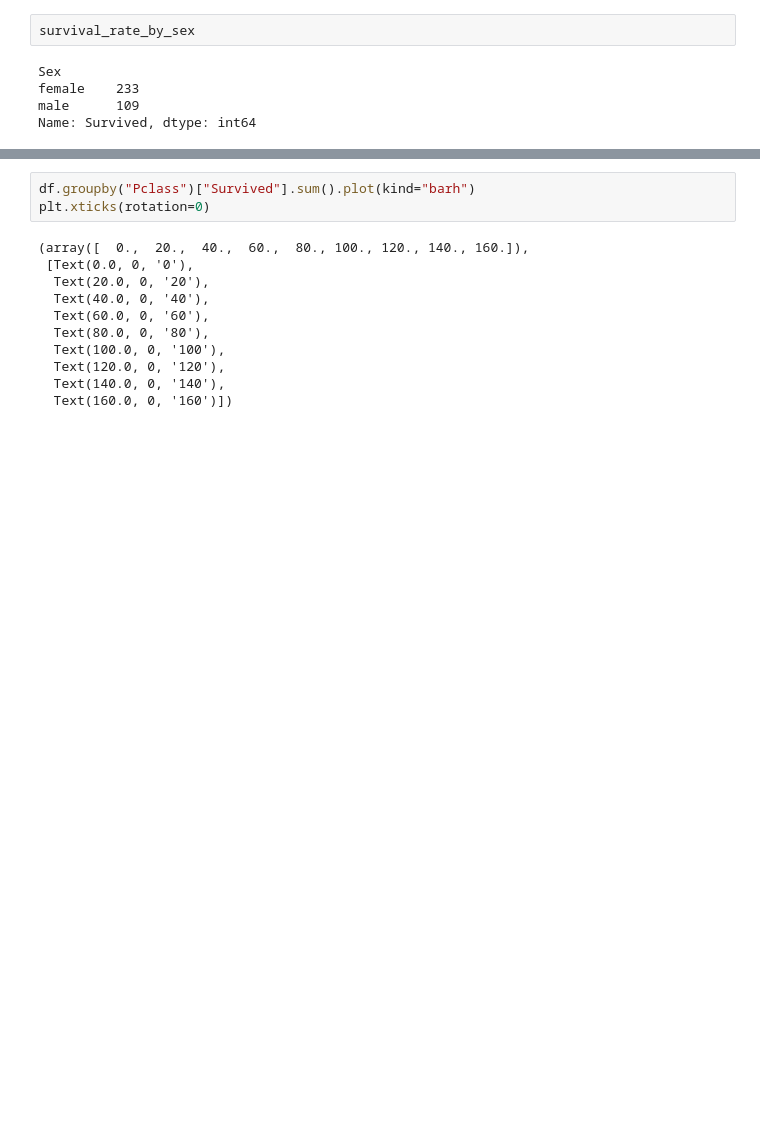
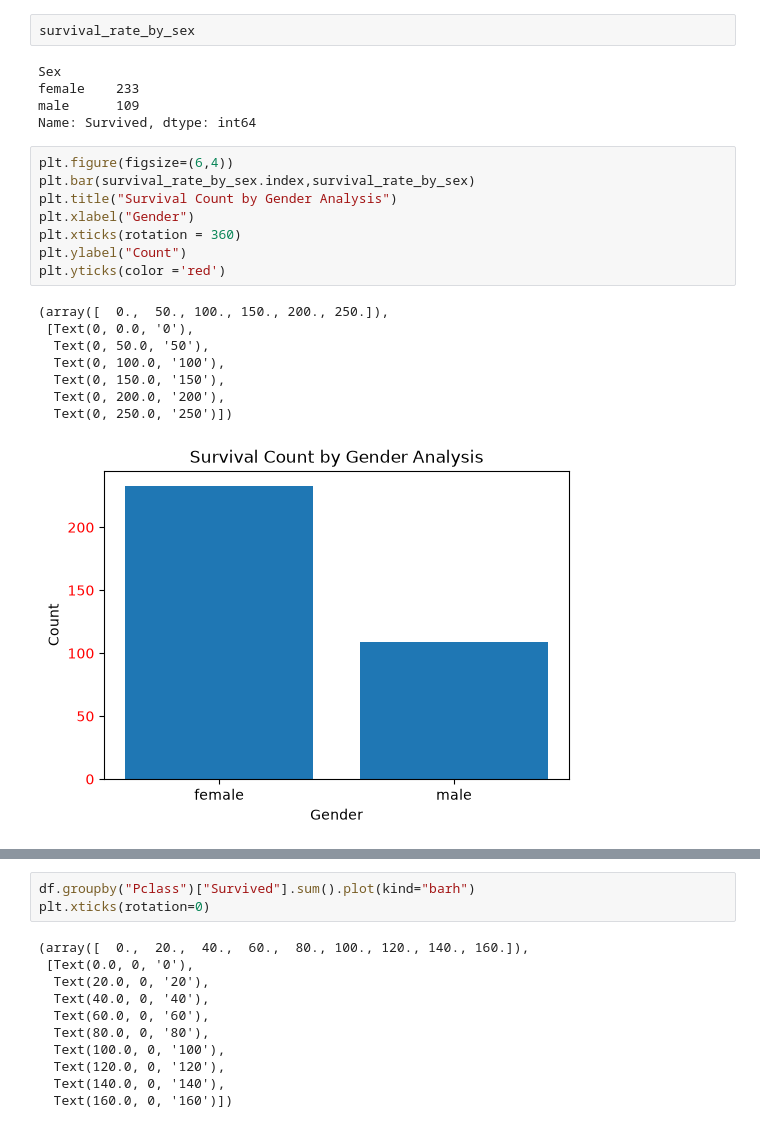
Before and after one commit to shubhamwaghmare108/B07_Python, a Jupyter notebook: Matplotlib.ipynb, the cells around one changed output, grey strips where cells are left out. Cells and saved outputs as stored; diff of their text form; blank space fills up the shorter version.

```diff
--- a/Matplotlib.ipynb
+++ b/Matplotlib.ipynb
@@ -50,6 +50,23 @@ Sex
 female    233
 male      109
 Name: Survived, dtype: int64
+# %%
+plt.figure(figsize=(6,4))
+plt.bar(survival_rate_by_sex.index,survival_rate_by_sex)
+plt.title("Survival Count by Gender Analysis")
+plt.xlabel("Gender")
+plt.xticks(rotation = 360)
+plt.ylabel("Count")
+plt.yticks(color ='red')
+# %% [output]
+(array([  0.,  50., 100., 150., 200., 250.]),
+ [Text(0, 0.0, '0'),
+  Text(0, 50.0, '50'),
+  Text(0, 100.0, '100'),
+  Text(0, 150.0, '150'),
+  Text(0, 200.0, '200'),
+  Text(0, 250.0, '250')])
+[figure, added]
 # %%
 survival_rate_by_sex.plot(kind='bar', color=['skyblue', 'salmon'])
 plt.title('Survival Rate on the Titanic by Gender')
```
Also changed, not shown: parts of 26 cells of this notebook, 30 other files.
